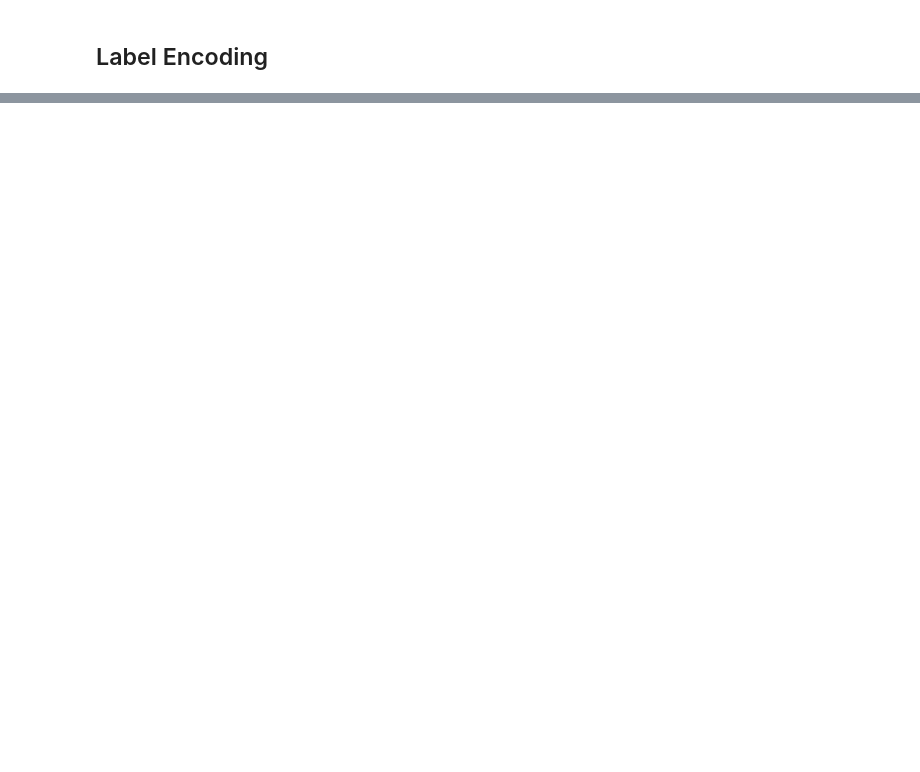
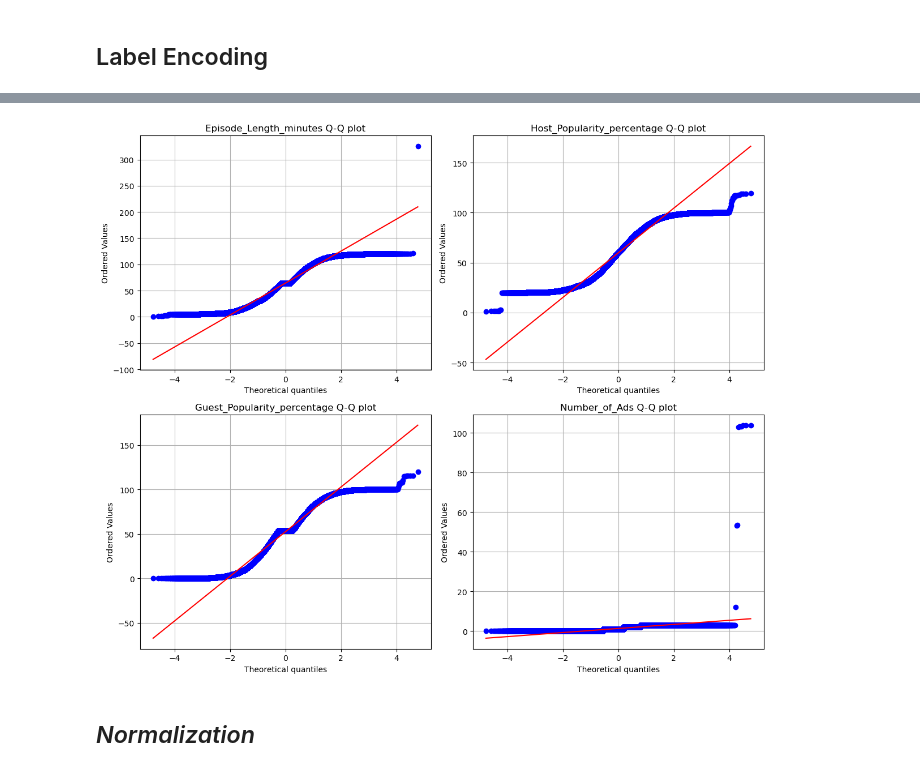
Before and after one commit to grishrana/KaggleCompetition, a Jupyter notebook: Predict_Podcast_Listening_Time/EDA_model.ipynb, the cells around one changed output, grey strips where cells are left out. Cells and saved outputs as stored; diff of their text form; code cells hidden in the pictures; blank space fills up the shorter version.

```diff
--- a/Predict_Podcast_Listening_Time/EDA_model.ipynb
+++ b/Predict_Podcast_Listening_Time/EDA_model.ipynb
@@ -337,0 +582,14 @@ test.head()
+# %%
+fig, axes = plt.subplots(figsize=(12,10), nrows=2, ncols=2)
+axes = axes.flatten()
+for i, col in enumerate(num_col[1:-1]):
+    axes[i].grid()
+    stats.probplot(train[col], dist="norm", plot=axes[i])
+    axes[i].set_title(f"{col} Q-Q plot")
+
+plt.tight_layout()
+plt.show()
+# %% [output]
+[figure, added]
+# %% [markdown]
+## *Normalization*
```
Also changed, not shown: parts of 83 cells of this notebook, 6 other files.
